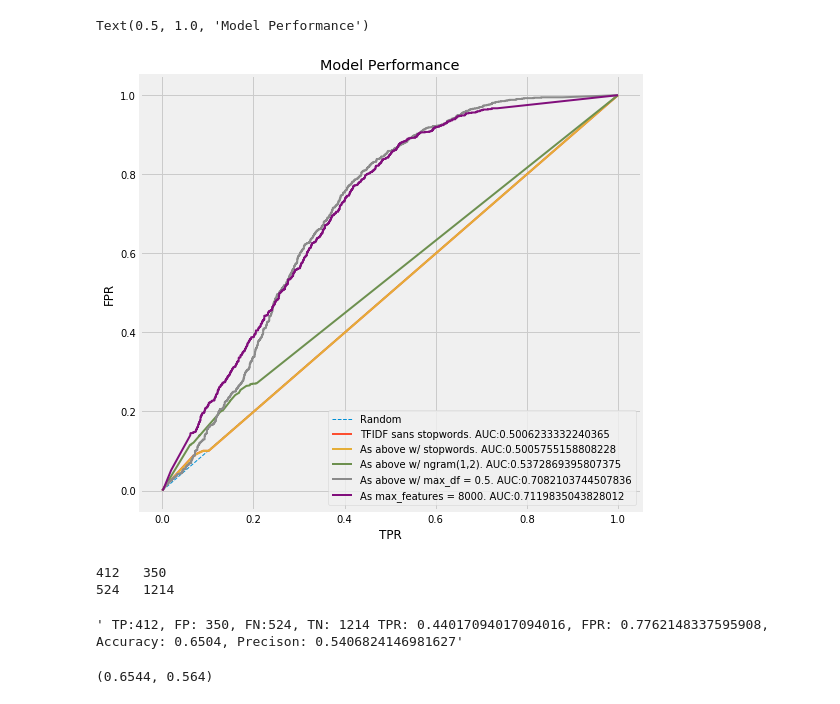
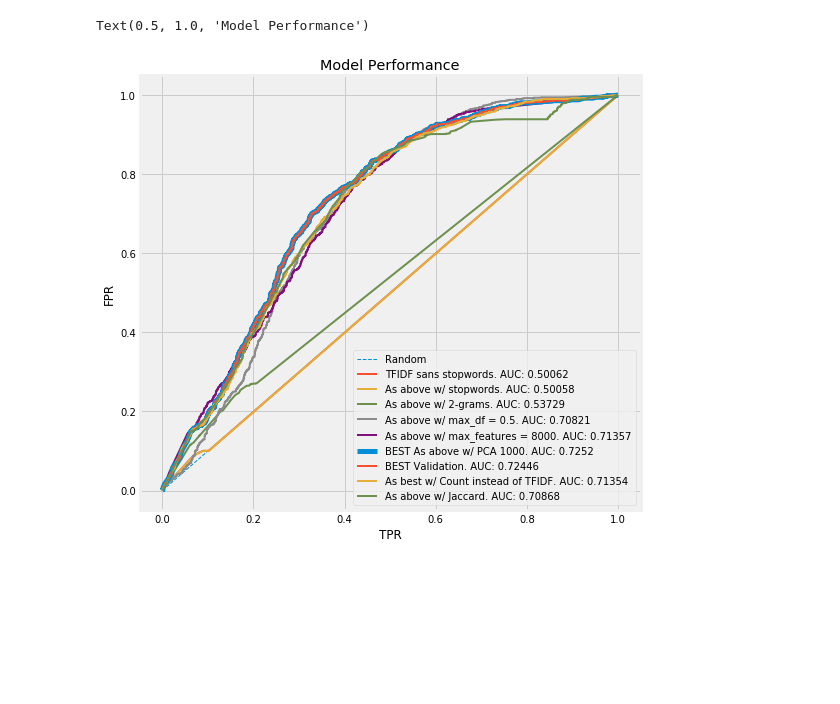
Before and after one commit to DamielCowen/semantic-equivalence, a Jupyter notebook: model builder.ipynb, the cells around one changed output. Saved outputs shown, nothing was run; the diff lists cells and outputs as text; code cells hidden in the pictures; blank space fills up the shorter version.

Commit message:
added count vectorization and grid search capabilities

```diff
--- a/model builder.ipynb
+++ b/model builder.ipynb
@@ -13,3 +13,6 @@ plt.style.use('fivethirtyeight')
 # %%
 df = pd.read_csv('data/training.csv', index_col = 0)
 df = df.iloc[:10000] #need to limit rows while running on local machine.
+
+
+testing = pd.read_csv('data/testing.csv', index_col = 0)
@@ -70,10 +100,11 @@ thresh, TPR4, FPR4 = model4.draw_roc()
 model5 = vector_comparison(df)
 
 train, test = model5.split_data(['question1','question2'],'is_duplicate')
-model5.fit_tfidf(stopwords = 'english', ngram_range=(1,2), max_df = 0.5, max_features = 8000)
+model5.fit_tfidf(stopwords = 'english', ngram_range=(1,2), max_df = 0.5, min_df = 2, max_features = 8000)
 q1_model5 = model5.transform_tfidf(test['question1'])
 q2_model5 = model5.transform_tfidf(test['question2'])
 results_5 = model5.compute_cosine_similarity(q1_model5,q2_model5)
 model5.return_df_w_results(results_5)
 model5.compute_confusion_matrix()
 thresh, TPR5, FPR5 = model5.draw_roc()
+model5.model_report()
@@ -79,0 +179,21 @@ thresh, TPR5, FPR5 = model5.draw_roc()
+# %%
+#model8 is model5 with count vectorization instead of TFIDF and jaccard distance instead of cosine simmilarity.
+
+model8 =vector_comparison(df)
+
+#standard flow
+train, test = model8.split_data(['question1','question2'],'is_duplicate')
+
+#swap count vectorization for tfidf vectorization
+model8.fit_count(stopwords = 'english', ngram_range=(1,2), max_df = 0.5, min_df = 2, max_features = 8000)
+q1_model8 = model8.transform_count(test['question1'])
+q2_model8 = model8.transform_count(test['question2'])
+
+#swap jaccard similarity for cosine similarity
+results_8 = model8.compute_jaccard_similarity(q1_model8,q2_model8, average = 'macro')
+
+#standard flow
+model8.return_df_w_results(results_8)
+model8.compute_confusion_matrix()
+thresh, TPR8, FPR8 = model8.draw_roc()
+model8.model_report()
@@ -80,29 +236,25 @@ thresh, TPR5, FPR5 = model5.draw_roc()
 # %%
 fig, ax = plt.subplots(figsize=(8,8))
 
 ax.plot([0,1], label = 'Random', linestyle='dashed', linewidth = 1)
-ax.plot(FPR2,TPR2, label = f'TFIDF sans stopwords. AUC:{model2.roc_auc_score}',linewidth=2)
-ax.plot(FPR1,TPR1, label = f'As above w/ stopwords. AUC:{model1.roc_auc_score}',linewidth=2)
-ax.plot(FPR3,TPR3, label = f'As above w/ ngram(1,2). AUC:{model3.roc_auc_score}',linewidth=2)
-ax.plot(FPR4,TPR4, label = f'As above w/ max_df = 0.5. AUC:{model4.roc_auc_score}',linewidth=2)
-ax.plot(FPR5,TPR5, label = f'As max_features = 8000. AUC:{model5.roc_auc_score}',linewidth=2)
+ax.plot(FPR2,TPR2, label = f'TFIDF sans stopwords. AUC: {model2.roc_auc_score}',linewidth=2)
+ax.plot(FPR1,TPR1, label = f'As above w/ stopwords. AUC: {model1.roc_auc_score}',linewidth=2)
+ax.plot(FPR3,TPR3, label = f'As above w/ 2-grams. AUC: {model3.roc_auc_score}',linewidth=2)
+ax.plot(FPR4,TPR4, label = f'As above w/ max_df = 0.5. AUC: {model4.roc_auc_score}',linewidth=2)
+ax.plot(FPR5,TPR5, label = f'As above w/ max_features = 8000. AUC: {model5.roc_auc_score}',linewidth=2)
+ax.plot(FPR6,TPR6, label = f'BEST As above w/ PCA 1000. AUC: 0.7252',linewidth=5)
+
+ax.plot(FPR6v,TPR6v, label = f'BEST Validation. AUC: {model6.roc_auc_score}',linewidth=2)
+ax.plot(FPR7,TPR7, label = f'As best w/ Count instead of TFIDF. AUC: {model7.roc_auc_score}',linewidth=2)
+ax.plot(FPR8,TPR8, label = f'As above w/ Jaccard. AUC: {model8.roc_auc_score}',linewidth=2)
 
 plt.xlabel('TPR')
 plt.ylabel('FPR')
 
 plt.legend(loc="lower right")
 plt.title("Model Performance")
+
+#plt.savefig('ModelPreformance.png')
 # %% [output]
 Text(0.5, 1.0, 'Model Performance')
-[figure, old version]
+[figure, new version]
-# %%
-
-model5.model_report()
-# %% [output]
-412   350
-524   1214
-' TP:412, FP: 350, FN:524, TN: 1214 TPR: 0.44017094017094016, FPR: 0.7762148337595908, Accuracy: 0.6504, Precison: 0.5406824146981627'
-# %%
-model5.optimize_threshold()
-# %% [output]
-(0.6544, 0.564)
```
Also changed, not shown: parts of 22 cells of this notebook, 2 other files.
